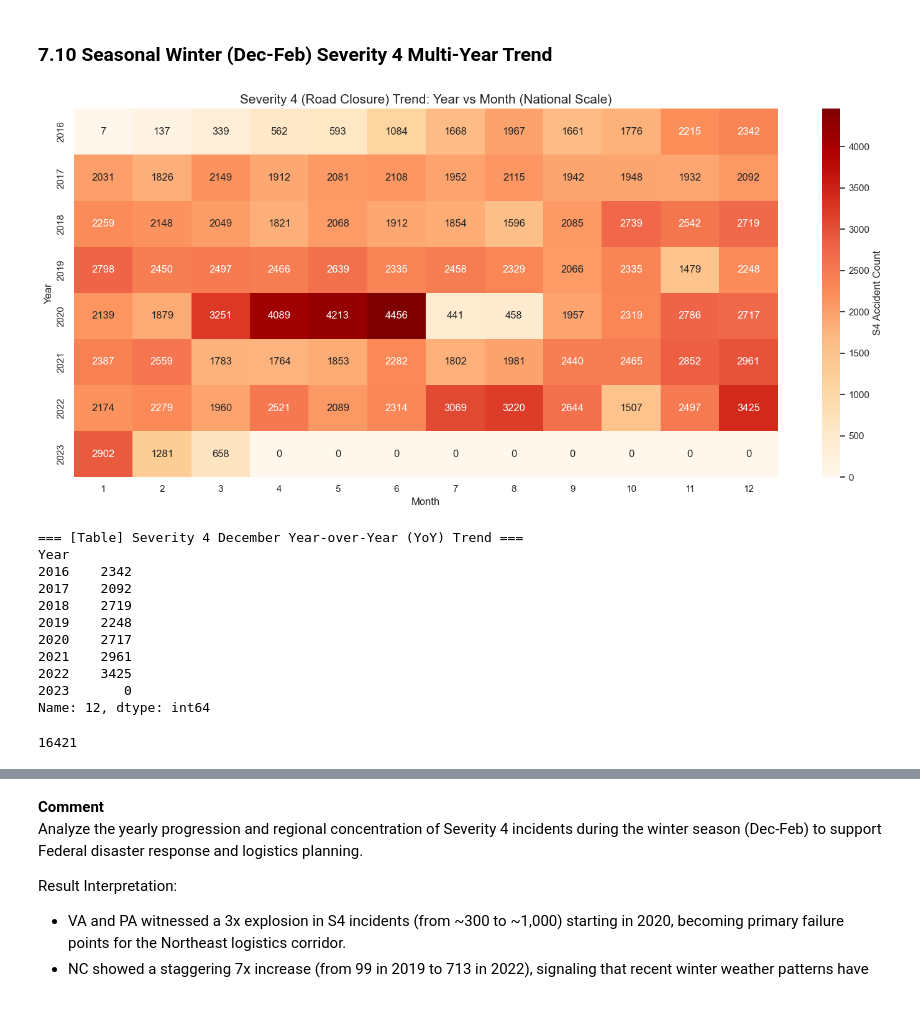
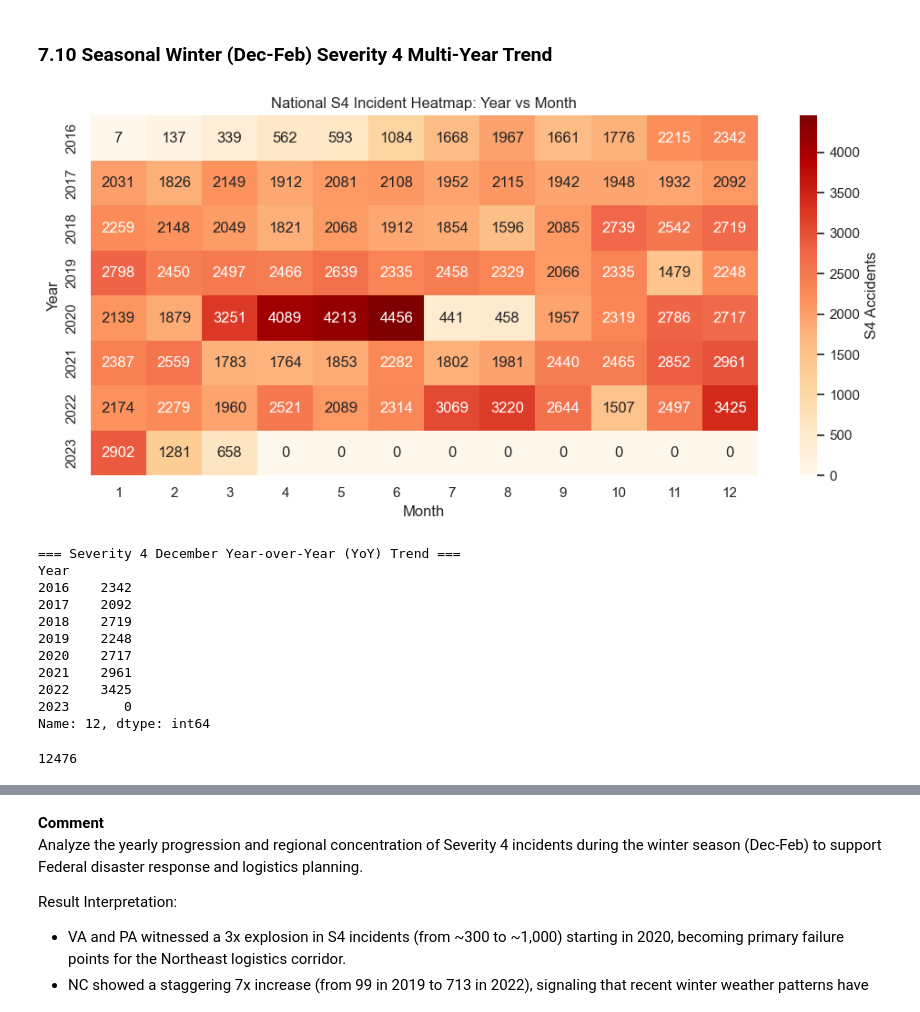
Before and after one commit to Joyriver-tome/C11CAP1, a Jupyter notebook: DS_Capstone_Notebook.ipynb, the cells around one changed output, grey strips where cells are left out. Cells and saved outputs as stored; diff of their text form; code cells hidden in the pictures.

```diff
--- a/DS_Capstone_Notebook.ipynb
+++ b/DS_Capstone_Notebook.ipynb
@@ -1564,27 +1564,32 @@ Strategic Implication:
 # %% [markdown]
 ### 7.10 Seasonal Winter (Dec-Feb) Severity 4 Multi-Year Trend
 # %%
-# Group by Year and Month to see the S4 accident counts
+# Define df_s4
+df_s4 = df_full[df_full['Severity'] == 4].copy()
+df_s4['Year'] = df_s4['Start_Time'].dt.year
+df_s4['Month'] = df_s4['Start_Time'].dt.month
+
+# Generate Pivot Table for Heatmap
 s4_annual_monthly = df_s4.groupby(['Year', 'Month'], observed=False).size().unstack(fill_value=0)
 
 # Visualize
-plt.figure(figsize=(15, 7))
-sns.heatmap(s4_annual_monthly, annot=True, fmt='d', cmap='OrRd', cbar_kws={'label': 'S4 Accident Count'})
-plt.title('Severity 4 (Road Closure) Trend: Year vs Month (National Scale)', fontsize=15)
-plt.xlabel('Month', fontsize=12)
-plt.ylabel('Year', fontsize=12)
+plt.figure(figsize=(10, 5))
+sns.heatmap(s4_annual_monthly, annot=True, fmt='d', cmap='OrRd', cbar_kws={'label': 'S4 Accidents'})
+plt.title('National S4 Incident Heatmap: Year vs Month')
+plt.xlabel('Month')
+plt.ylabel('Year')
 plt.tight_layout()
 plt.show()
 
-# Seasonal Peak Analysis: Calculating the YoY growth for December
-if s4_annual_monthly.shape[0] > 1:
-    print("=== [Table] Severity 4 December Year-over-Year (YoY) Trend ===")
-    print(s4_annual_monthly[12]) # Displaying S4 counts for December across all years
+# Simple YoY Check for Peak Season (December)
+print("=== Severity 4 December Year-over-Year (YoY) Trend ===")
+if 12 in s4_annual_monthly.columns:
+    print(s4_annual_monthly[12])
 
 gc.collect()
 # %% [output]
-[figure, old version]
+[figure, new version]
-=== [Table] Severity 4 December Year-over-Year (YoY) Trend ===
+=== Severity 4 December Year-over-Year (YoY) Trend ===
 Year
 2016    2342
 2017    2092
@@ -1595,5 +1600,5 @@ Year
 2022    3425
 2023       0
 Name: 12, dtype: int64
-16421
+12476
 # %%
```
Also changed, not shown: parts of 33 cells of this notebook, 1 other file.
